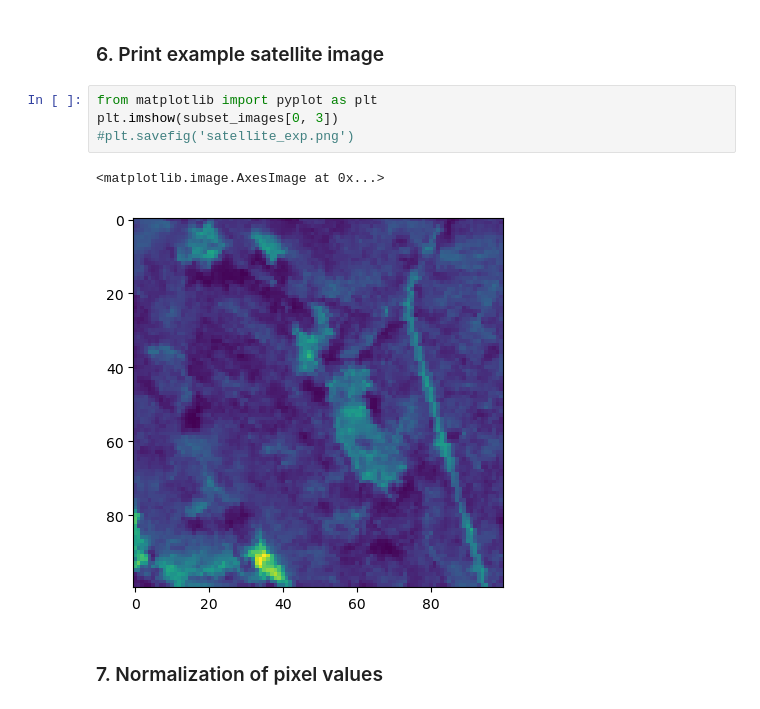
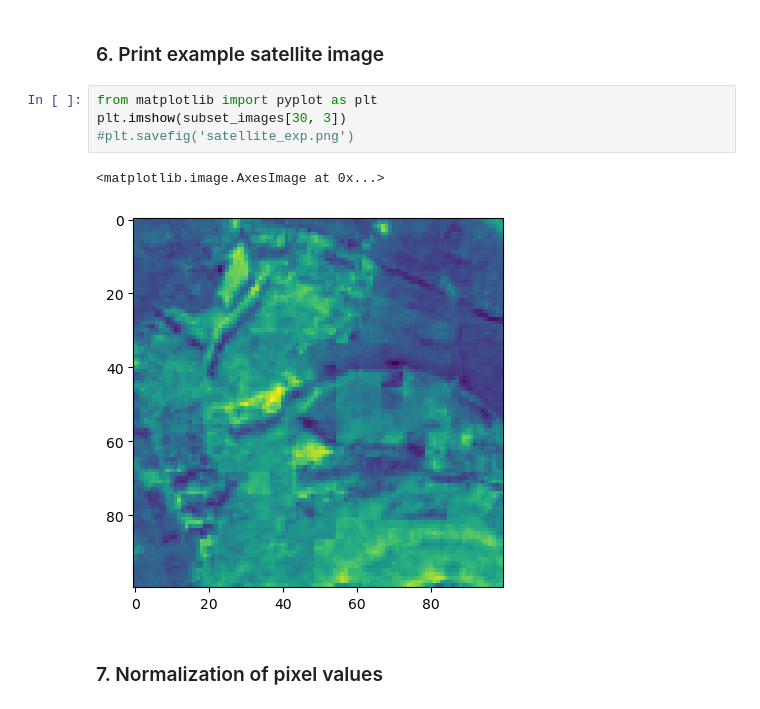
Before and after one commit to modhd/macroecology_DeepLearning-treemodels, a Jupyter notebook: dl-project.ipynb, the cells around one changed output. Drawn from its saved outputs; the diff is of its cells as text.

```diff
--- a/dl-project.ipynb
+++ b/dl-project.ipynb
@@ -65,11 +65,11 @@ subset_images = np.array([np.array(f["data"][str(i+1)]) for i in sample_indeces]
 ### 6. Print example satellite image
 # %%
 from matplotlib import pyplot as plt
-plt.imshow(subset_images[0, 3])
+plt.imshow(subset_images[30, 3])
 #plt.savefig('satellite_exp.png')
 # %% [output]
 <matplotlib.image.AxesImage at 0x...>
-[figure, old version]
+[figure, new version]
 # %% [markdown]
 ### 7. Normalization of pixel values
 # %%
```
Also changed, not shown: parts of 2 cells of this notebook.
